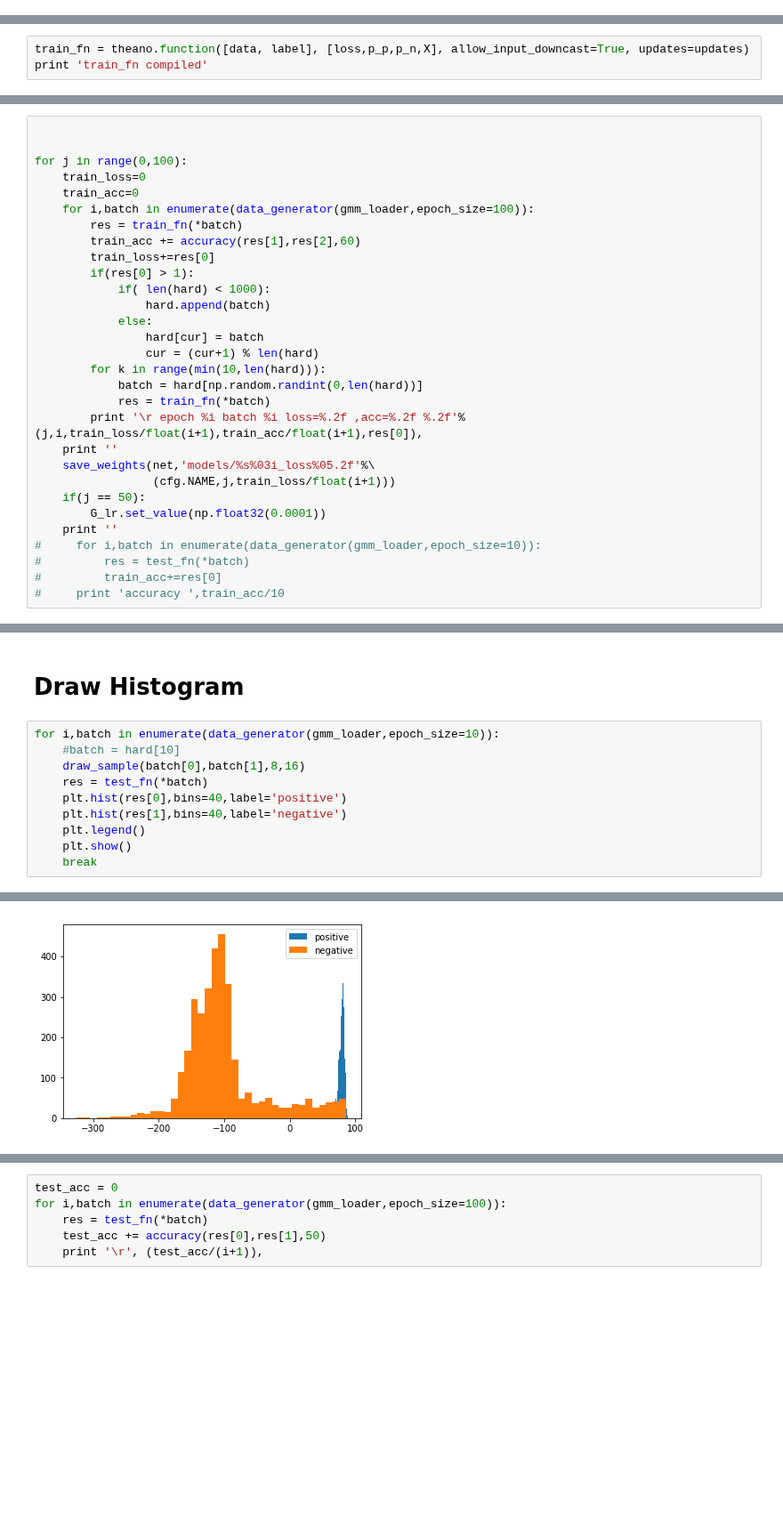
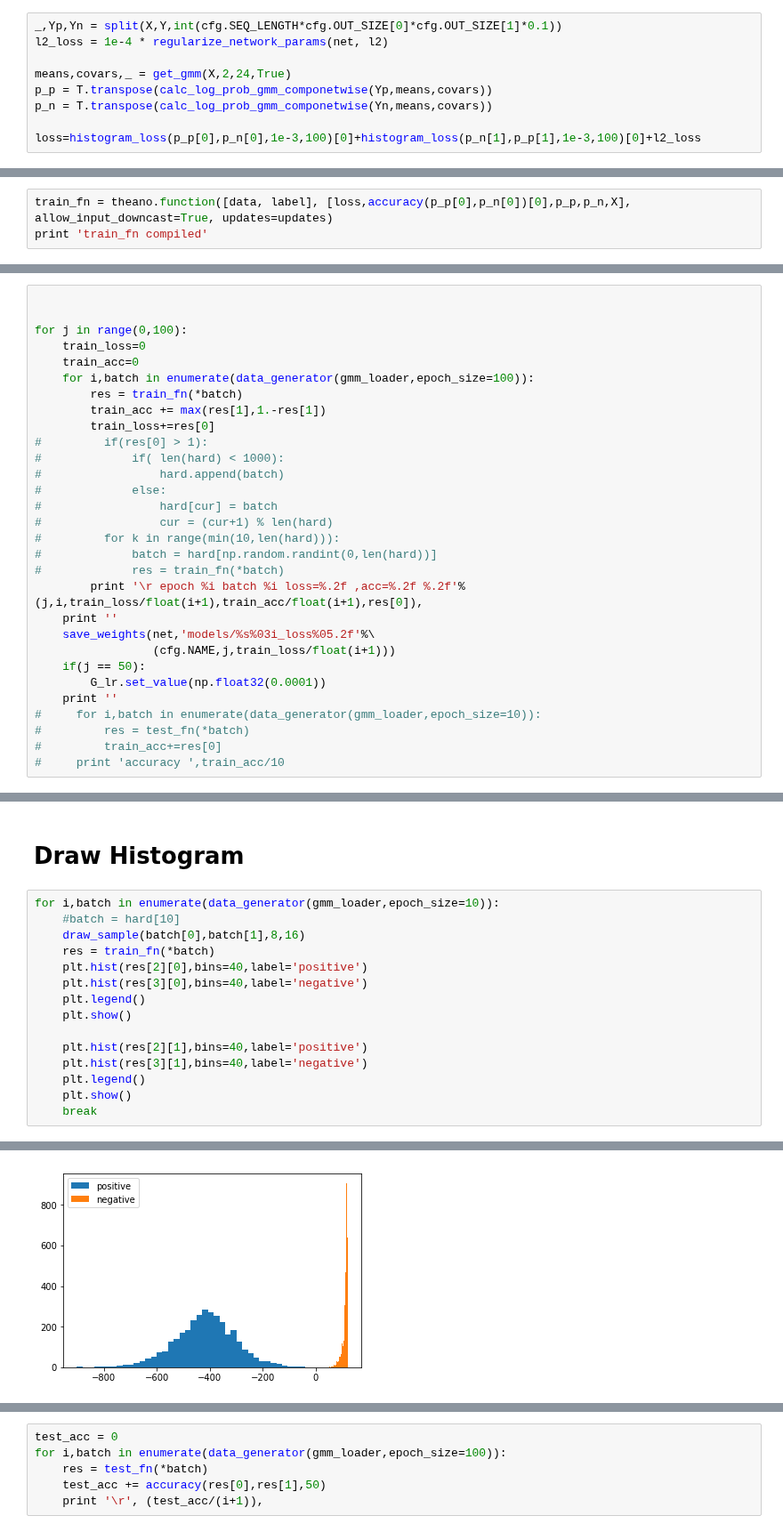
Before and after one commit to nvvaulin/gmm_segmentation, a Jupyter notebook: GMM_SEG.ipynb, the cells around one changed output, grey strips where cells are left out. Shown at 89% size. Drawn from its saved outputs; the diff is of its cells as text; blank space fills up the shorter version.

Commit message:
a littel bugfix in test, train gmm seg

```diff
--- a/GMM_SEG.ipynb
+++ b/GMM_SEG.ipynb
@@ -110 +114,10 @@ X = X/T.sqrt(T.square(X).sum(1)[:,None])
+# %%
+_,Yp,Yn = split(X,Y,int(cfg.SEQ_LENGTH*cfg.OUT_SIZE[0]*cfg.OUT_SIZE[1]*0.1))
+l2_loss = 1e-4 * regularize_network_params(net, l2)
+
+means,covars,_ = get_gmm(X,2,24,True)
+p_p = T.transpose(calc_log_prob_gmm_componetwise(Yp,means,covars))
+p_n = T.transpose(calc_log_prob_gmm_componetwise(Yn,means,covars))
+
+loss=histogram_loss(p_p[0],p_n[0],1e-3,100)[0]+histogram_loss(p_n[1],p_p[1],1e-3,100)[0]+l2_loss
 # %%
@@ -127,7 +136,7 @@ all_grads = [T.clip(g, -.1, .1) for g in all_grads]
 all_grads, norm = lasagne.updates.total_norm_constraint(all_grads, MAX_GRAD_NORM, return_norm=True)
 updates = lasagne.updates.adam(all_grads,params,G_lr)
 # %%
-train_fn = theano.function([data, label], [loss,p_p,p_n,X], allow_input_downcast=True, updates=updates)
+train_fn = theano.function([data, label], [loss,accuracy(p_p[0],p_n[0])[0],p_p,p_n,X], allow_input_downcast=True, updates=updates)
 print 'train_fn compiled'
 # %% [output]
 train_fn compiled
@@ -149,17 +155,17 @@ for j in range(0,100):
     train_acc=0
     for i,batch in enumerate(data_generator(gmm_loader,epoch_size=100)):
         res = train_fn(*batch)
-        train_acc += accuracy(res[1],res[2],60)
+        train_acc += max(res[1],1.-res[1])
         train_loss+=res[0]
-        if(res[0] > 1):
-            if( len(hard) < 1000):
-                hard.append(batch)
-            else:
-                hard[cur] = batch
-                cur = (cur+1) % len(hard)
-        for k in range(min(10,len(hard))):
-            batch = hard[np.random.randint(0,len(hard))]
-            res = train_fn(*batch)
+#         if(res[0] > 1):
+#             if( len(hard) < 1000):
+#                 hard.append(batch)
+#             else:
+#                 hard[cur] = batch
+#                 cur = (cur+1) % len(hard)
+#         for k in range(min(10,len(hard))):
+#             batch = hard[np.random.randint(0,len(hard))]
+#             res = train_fn(*batch)
         print '\r epoch %i batch %i loss=%.2f ,acc=%.2f %.2f'%(j,i,train_loss/float(i+1),train_acc/float(i+1),res[0]),
     print ''
     save_weights(net,'models/%s%03i_loss%05.2f'%\
@@ -180,9 +185,14 @@ KeyboardInterrupt:
 for i,batch in enumerate(data_generator(gmm_loader,epoch_size=10)):
     #batch = hard[10]
     draw_sample(batch[0],batch[1],8,16)
-    res = test_fn(*batch)
-    plt.hist(res[0],bins=40,label='positive')
-    plt.hist(res[1],bins=40,label='negative')
+    res = train_fn(*batch)
+    plt.hist(res[2][0],bins=40,label='positive')
+    plt.hist(res[3][0],bins=40,label='negative')
+    plt.legend()
+    plt.show()
+
+    plt.hist(res[2][1],bins=40,label='positive')
+    plt.hist(res[3][1],bins=40,label='negative')
     plt.legend()
     plt.show()
     break
@@ -191 +201 @@ for i,batch in enumerate(data_generator(gmm_loader,epoch_size=10)):
-[figure, old version]
+[figure, new version]
```
Also changed, not shown: parts of 6 cells of this notebook, 2 other files.
